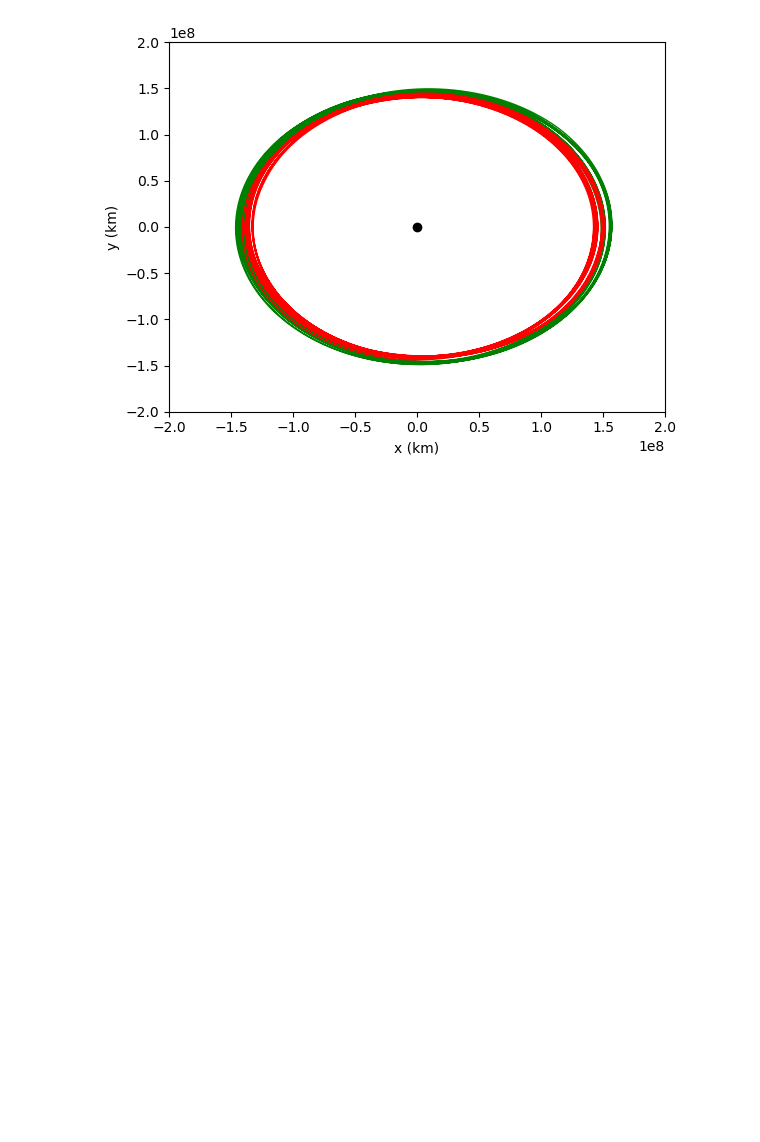
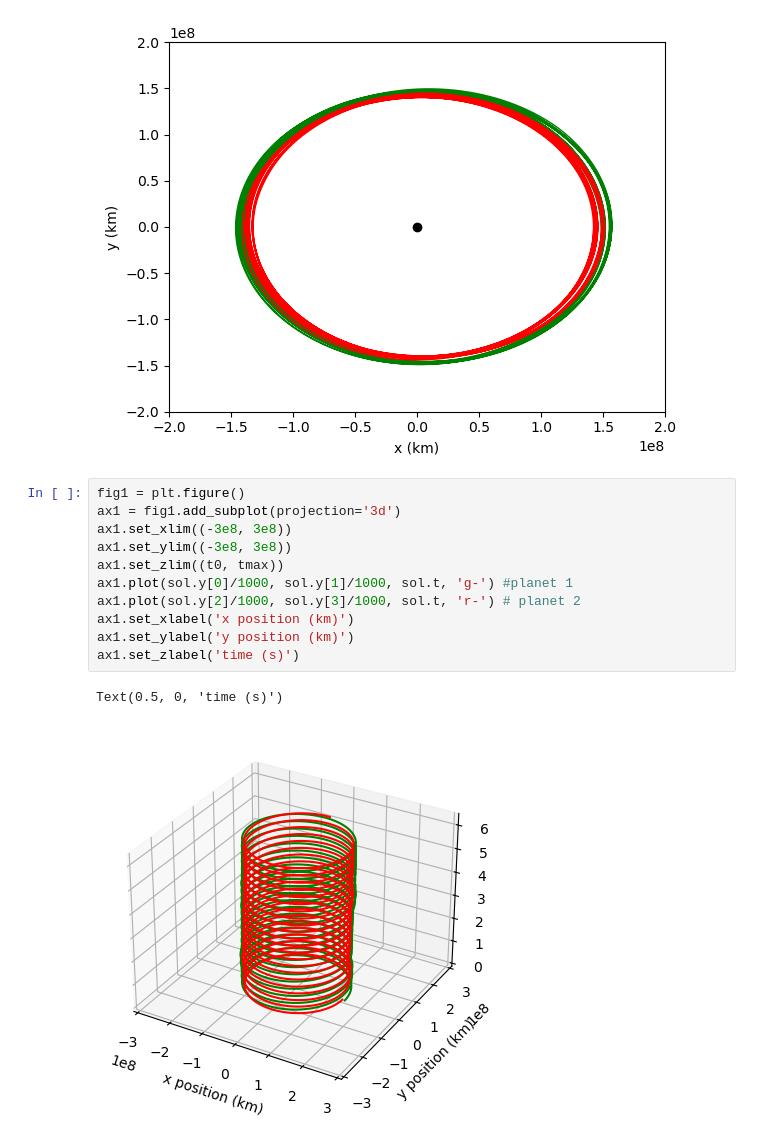
Before and after one commit to dmw2166/CES-2024-online, a Jupyter notebook: class_notes/Nov7_clasnotes.ipynb, the cells around one changed output. Saved outputs shown, nothing was run; the diff lists cells and outputs as text; blank space fills up the shorter version.

```diff
--- a/class_notes/Nov7_clasnotes.ipynb
+++ b/class_notes/Nov7_clasnotes.ipynb
@@ -75,3 +75,17 @@ plt.ylabel('y (km)')
 # %% [output]
 Text(0, 0.5, 'y (km)')
 [figure]
+# %%
+fig1 = plt.figure()
+ax1 = fig1.add_subplot(projection='3d')
+ax1.set_xlim((-3e8, 3e8))
+ax1.set_ylim((-3e8, 3e8))
+ax1.set_zlim((t0, tmax))
+ax1.plot(sol.y[0]/1000, sol.y[1]/1000, sol.t, 'g-') #planet 1
+ax1.plot(sol.y[2]/1000, sol.y[3]/1000, sol.t, 'r-') # planet 2
+ax1.set_xlabel('x position (km)')
+ax1.set_ylabel('y position (km)')
+ax1.set_zlabel('time (s)')
+# %% [output]
+Text(0.5, 0, 'time (s)')
+[figure, added]
```
Also changed, not shown: parts of 6 cells of this notebook, 1 other file.
